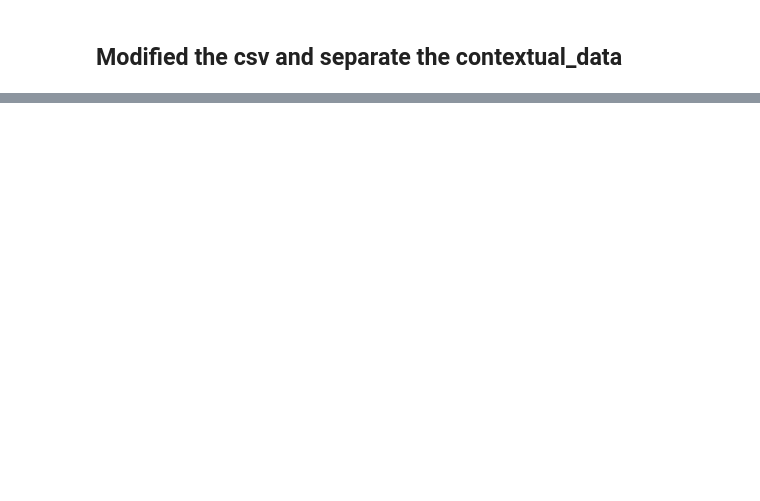
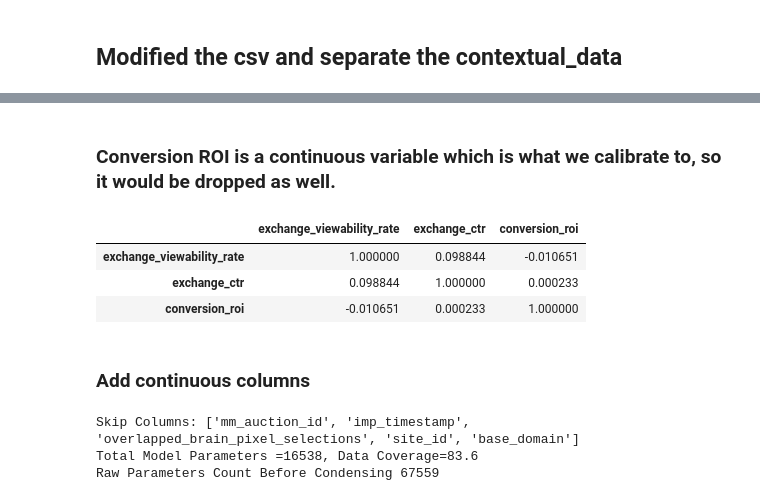
Before and after one commit to MellonNation/MediaMath, a Jupyter notebook: jy3204/dataCheck.ipynb, the cells around one changed output, grey strips where cells are left out. Cells and saved outputs as stored; diff of their text form; code cells hidden in the pictures; blank space fills up the shorter version.

```diff
--- a/jy3204/dataCheck.ipynb
+++ b/jy3204/dataCheck.ipynb
@@ -11,7 +13,13 @@ args = Namespace(
     rawCSV = "roi_data.csv",
     contextual_data = "context.json",
     modifiedCSV = "roi_data_new.csv",
+    dataParameterCoverage = 50,  # Rule of thumb to allow few categorical values
+    includeColumns =[],
+    lambdas = {}
 )
+def encodeFunc(pairs,encodeDict):
+    return lambda x: encodeDict["{}_{}".format(x[pairs[0]],x[pairs[1]])] if "{}_{}".format(x[pairs[0]],x[pairs[1]]) in encodeDict else 0
+args.encodeUtils = encodeFunc
 # %% [markdown]
 ## Modified the csv and separate the contextual_data
 # %%
@@ -86,0 +58,14 @@ roi 0.00
+# %% [markdown]
+### Conversion ROI is a continuous variable which is what we calibrate to, so it would be dropped as well.
+# %%
+contDfs = df.select_dtypes(include="float64")
+colsHandled = contDfs.columns
+contDfs = contDfs[[ _ for _ in contDfs.columns if contDfs[_].unique().shape[0]>1]]
+contDfs.corr()
+# %% [output]
+|  | exchange_viewability_rate | exchange_ctr | conversion_roi |
+| exchange_viewability_rate | 1.000000 | 0.098844 | -0.010651 |
+| exchange_ctr | 0.098844 | 1.000000 | 0.000233 |
+| conversion_roi | -0.010651 | 0.000233 | 1.000000 |
+# %% [markdown]
+### Add continuous columns
@@ -91 +78,16 @@ nameList = [(name,list(df[name].unique())) for name in df.columns]
 nameList.sort(reverse=True, key=sortFunc)
+# %%
+totalParams = 0
+skipNames = [_[0] for _ in nameList]
+for i in range(len(nameList)):
+    if (totalParams+len(nameList[-1-i][1]))>df.shape[0]/args.dataParameterCoverage:
+        break
+    totalParams += len(nameList[-1-i][1])
+    del skipNames[-1]
+print( "Skip Columns:",skipNames,"\nTotal Model Parameters ={}, Data Coverage={:0.1f}".format(totalParams, df.shape[0]/totalParams))
+print("Raw Parameters Count Before Condensing {}".format(sum([df[_].unique().shape[0] for _ in df.columns
+            if _ not in ['mm_auction_id', 'imp_timestamp', 'overlapped_brain_pixel_selections']+ args.includeColumns])))
+# %% [output]
+Skip Columns: ['mm_auction_id', 'imp_timestamp', 'overlapped_brain_pixel_selections', 'site_id', 'base_domain']
+Total Model Parameters =16538, Data Coverage=83.6
+Raw Parameters Count Before Condensing 67559
```
Also changed, not shown: parts of 48 cells of this notebook, 2 other files.
